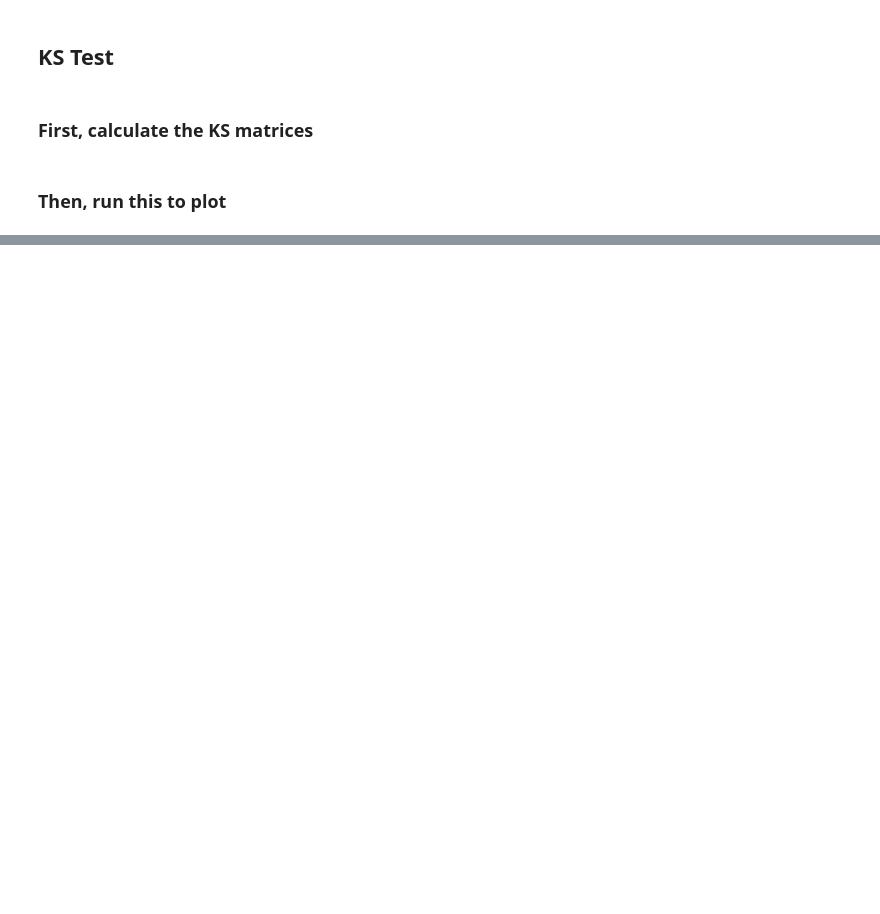
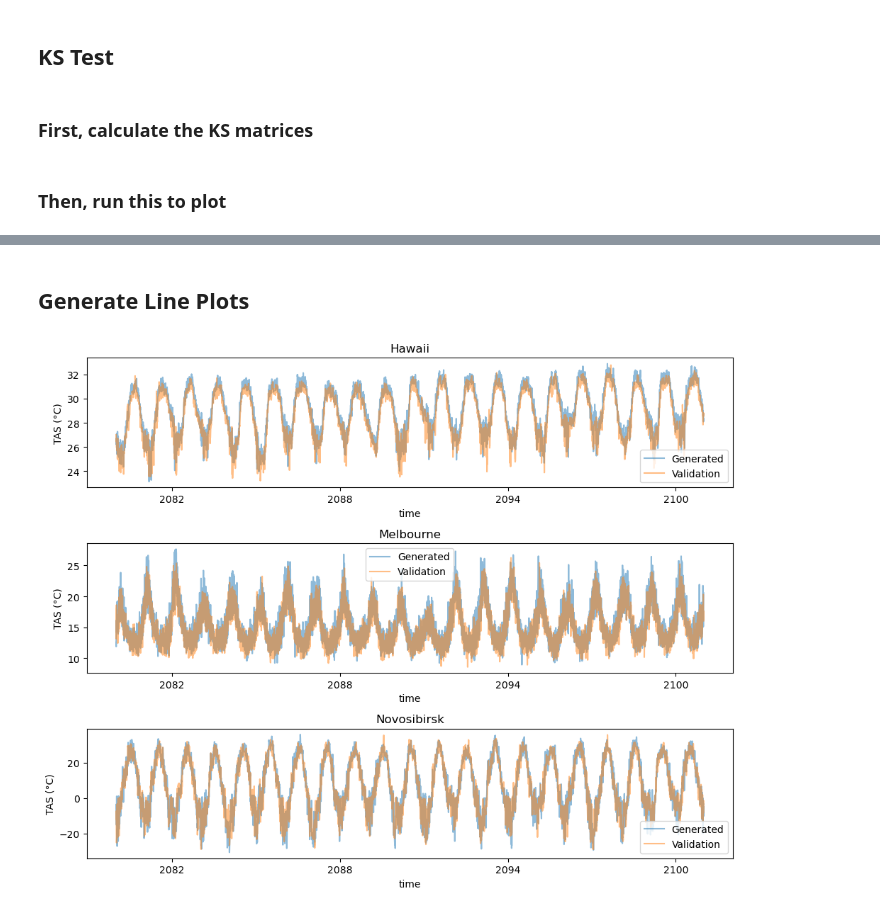
Before and after one commit to JGCRI/diffesm, a Jupyter notebook: notebooks/data-viz.ipynb, the cells around one changed output, grey strips where cells are left out. Saved outputs shown, nothing was run; the diff lists cells and outputs as text; code cells hidden in the pictures; blank space fills up the shorter version.

```diff
--- a/notebooks/data-viz.ipynb
+++ b/notebooks/data-viz.ipynb
@@ -119,6 +120,21 @@ METRIC_HIST_AXES = {
 }
 
 CMAPS = {"tas": "bwr", "pr": "BrBG"}
+
+
+@dataclass
+class Location:
+    lat: int
+    lon: int
+
+
+LOCS = {
+    "Hawaii": Location(20, 156),
+    "Melbourne": Location(-38, 145),
+    "Novosibirsk": Location(55, 83),
+}
+
+UNITS = {"tas": "°C", "pr": "mm/day"}
 # %% [markdown]
 ## Loading Data
 # %%
@@ -257,0 +275,26 @@ for i, ax in enumerate(p.axs.flat):
+# %% [markdown]
+## Generate Line Plots
+# %%
+# Create three plots for Hawaii, Melbourne, and Novosibirsk
+fig, axes = plt.subplots(3, 1, figsize=(10, 8))
+
+# Plot the generated and validation data for each location
+for ax, loc, loc_title in zip(axes, LOCS.values(), LOCS.keys()):
+    # Plot the generated and validation data for each location, specify units (celsius or mm/day)
+    gen_set.sel(lat=loc.lat, lon=loc.lon, method="nearest").plot.line(
+        ax=ax, label="Generated", alpha=0.5
+    )
+    val_set.sel(lat=loc.lat, lon=loc.lon, method="nearest").plot.line(
+        ax=ax, label="Validation", alpha=0.5
+    )
+
+    # Add units to the yaxis
+    ax.set_ylabel(f"{cfg.var.upper()} ({UNITS[cfg.var]})")
+
+    ax.set_title(loc_title)
+    ax.legend()
+
+
+plt.tight_layout()
+# %% [output]
+[figure, added]
```
Also changed, not shown: parts of 4 cells of this notebook, 5 other files.
